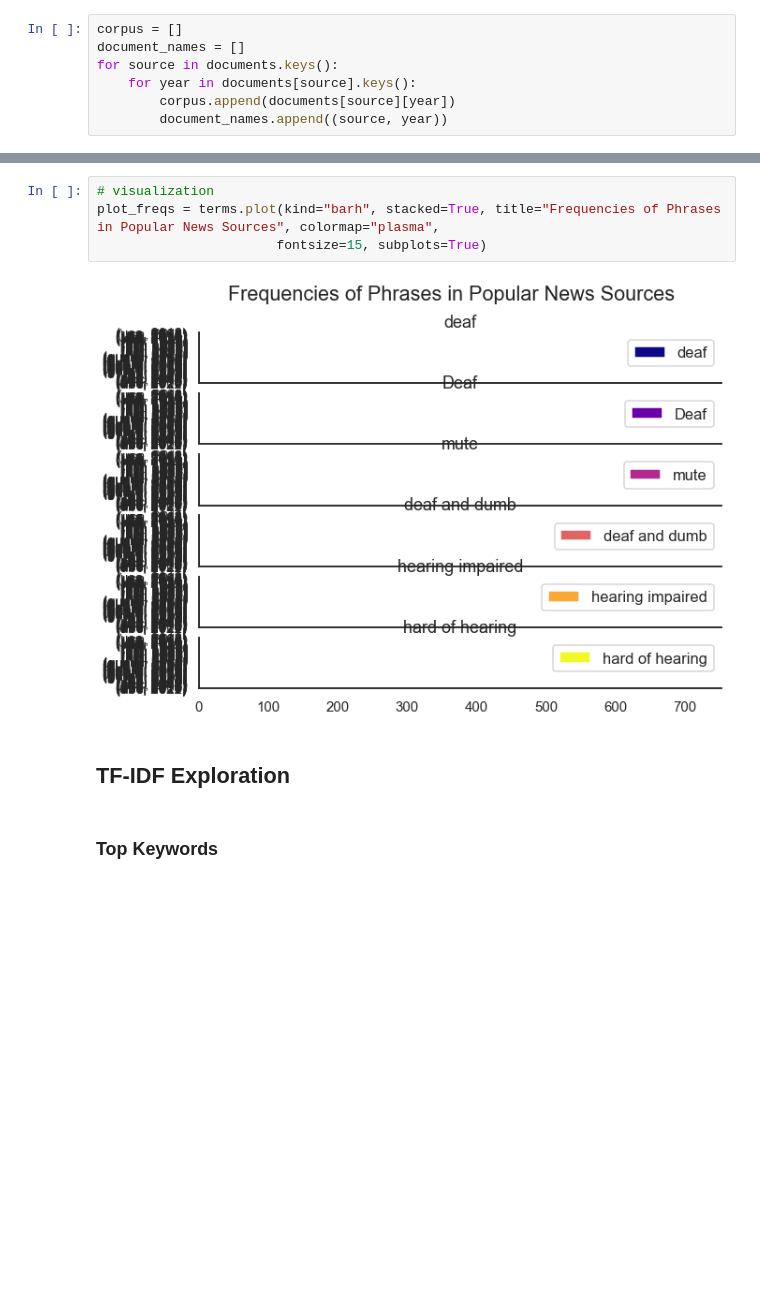
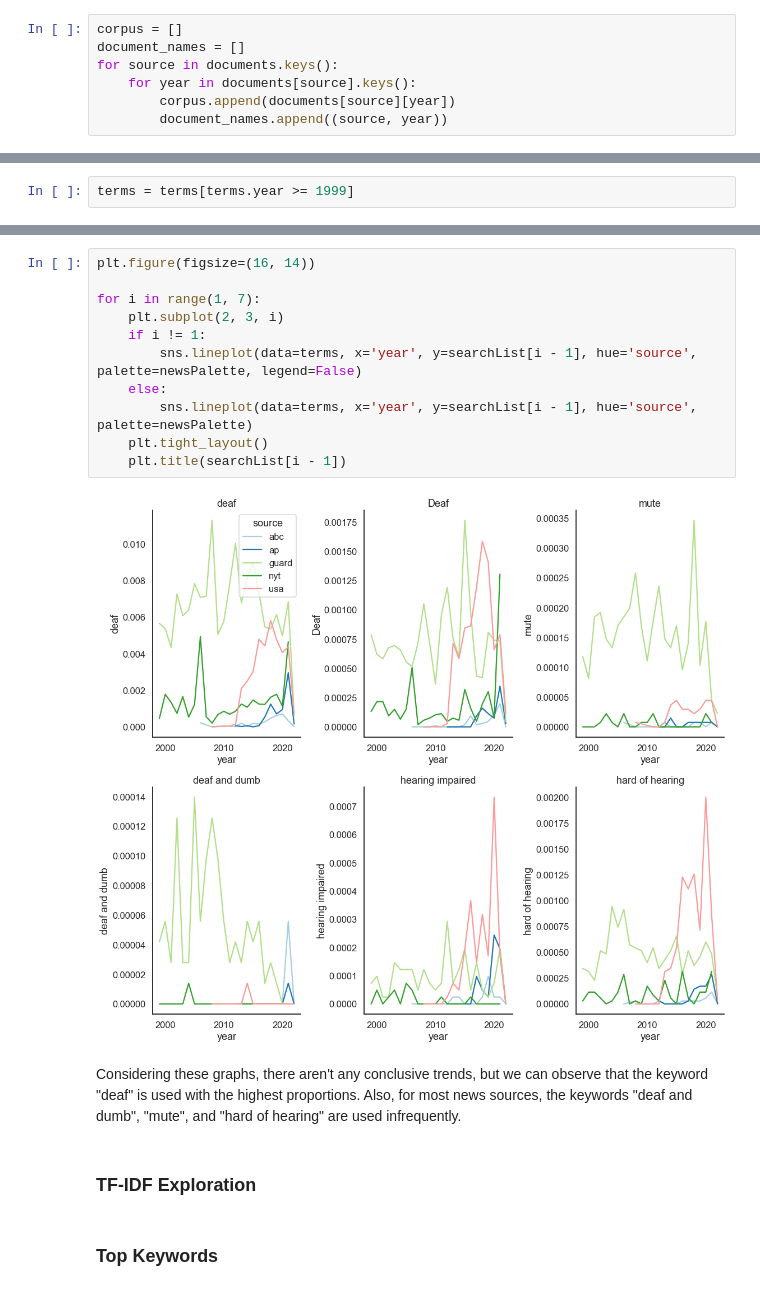
Before and after one commit to lilys01/sentiment-analysis-deaf-community, a Jupyter notebook: FinalProjectGroup054-Wi22.ipynb, the cells around one changed output, grey strips where cells are left out. Saved outputs shown, nothing was run; the diff lists cells and outputs as text; blank space fills up the shorter version.

```diff
--- a/FinalProjectGroup054-Wi22.ipynb
+++ b/FinalProjectGroup054-Wi22.ipynb
@@ -626 +632,3 @@ NameError: name 'news_size' is not defined
+# %%
+terms = terms[terms.year >= 1999]
 # %% [markdown]
@@ -628,11 +636,20 @@ Next, we visualized these frequencies to see if there were any trends.
-# %%
-# visualization
-plot_freqs = terms.plot(kind="barh", stacked=True, title="Frequencies of Phrases in Popular News Sources", colormap="plasma",
-                       fontsize=15, subplots=True)
-# %% [output]
-[figure, removed]
+# %%
+plt.figure(figsize=(16, 14))
+
+for i in range(1, 7):
+    plt.subplot(2, 3, i)
+    if i != 1:
+        sns.lineplot(data=terms, x='year', y=searchList[i - 1], hue='source', palette=newsPalette, legend=False)
+    else:
+        sns.lineplot(data=terms, x='year', y=searchList[i - 1], hue='source', palette=newsPalette)
+    plt.tight_layout()
+    plt.title(searchList[i - 1])
+# %% [output]
+[figure, added]
+# %% [markdown]
+Considering these graphs, there aren't any conclusive trends, but we can observe that the keyword "deaf" is used with the highest proportions. Also, for most news sources, the keywords "deaf and dumb", "mute", and "hard of hearing" are used infrequently.
 # %% [markdown]
-## TF-IDF Exploration
+### TF-IDF Exploration
 # %% [markdown]
 ### Top Keywords
 # %% [markdown]
```
Also changed, not shown: parts of 39 cells of this notebook.
